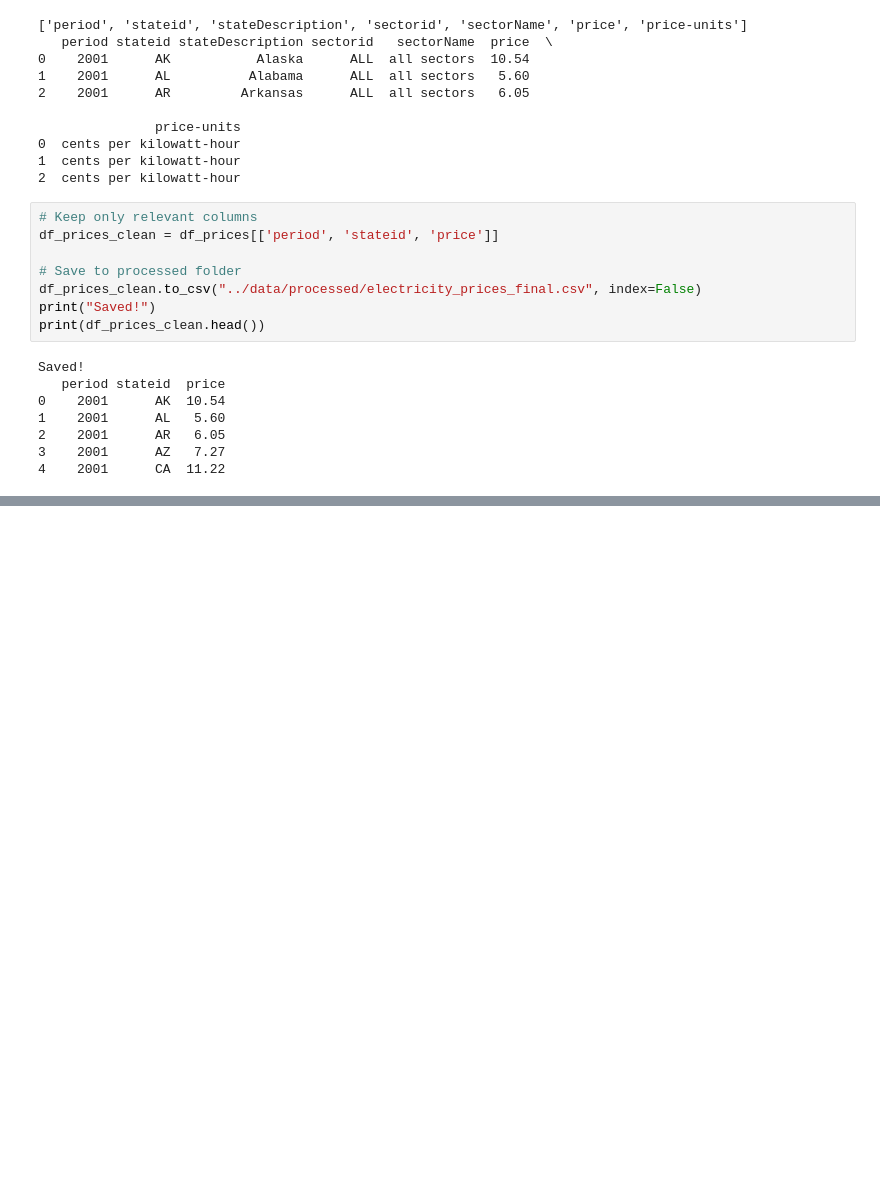
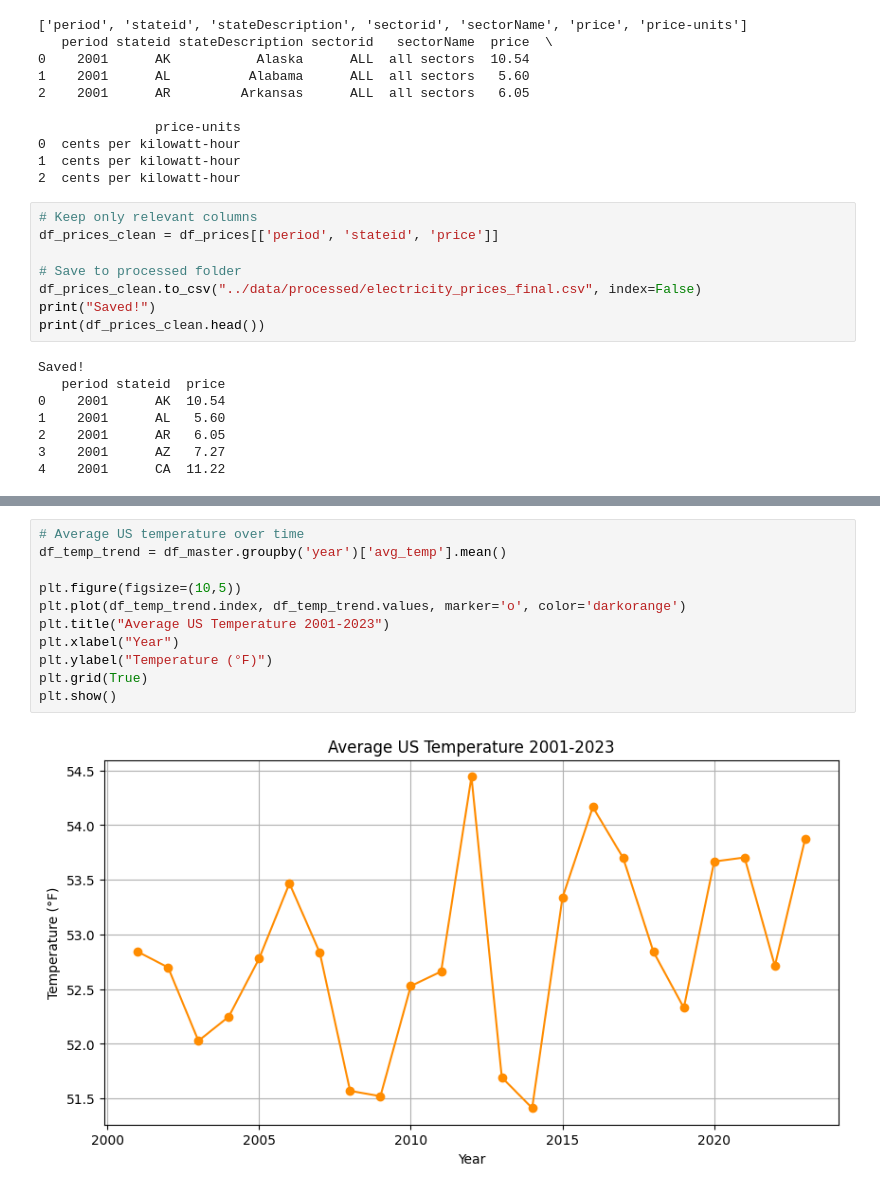
Before and after one commit to guneshm03/climate-risk-index, a Jupyter notebook: notebooks/02_cleaning_eda.ipynb, the cells around one changed output, grey strips where cells are left out. Drawn from its saved outputs; the diff is of its cells as text; blank space fills up the shorter version.

```diff
--- a/notebooks/02_cleaning_eda.ipynb
+++ b/notebooks/02_cleaning_eda.ipynb
@@ -197,0 +403,13 @@ Saved!
+# %%
+# Average US temperature over time
+df_temp_trend = df_master.groupby('year')['avg_temp'].mean()
+
+plt.figure(figsize=(10,5))
+plt.plot(df_temp_trend.index, df_temp_trend.values, marker='o', color='darkorange')
+plt.title("Average US Temperature 2001-2023")
+plt.xlabel("Year")
+plt.ylabel("Temperature (°F)")
+plt.grid(True)
+plt.show()
+# %% [output]
+[figure, added]
```
Also changed, not shown: parts of 14 cells of this notebook, 2 other files.
